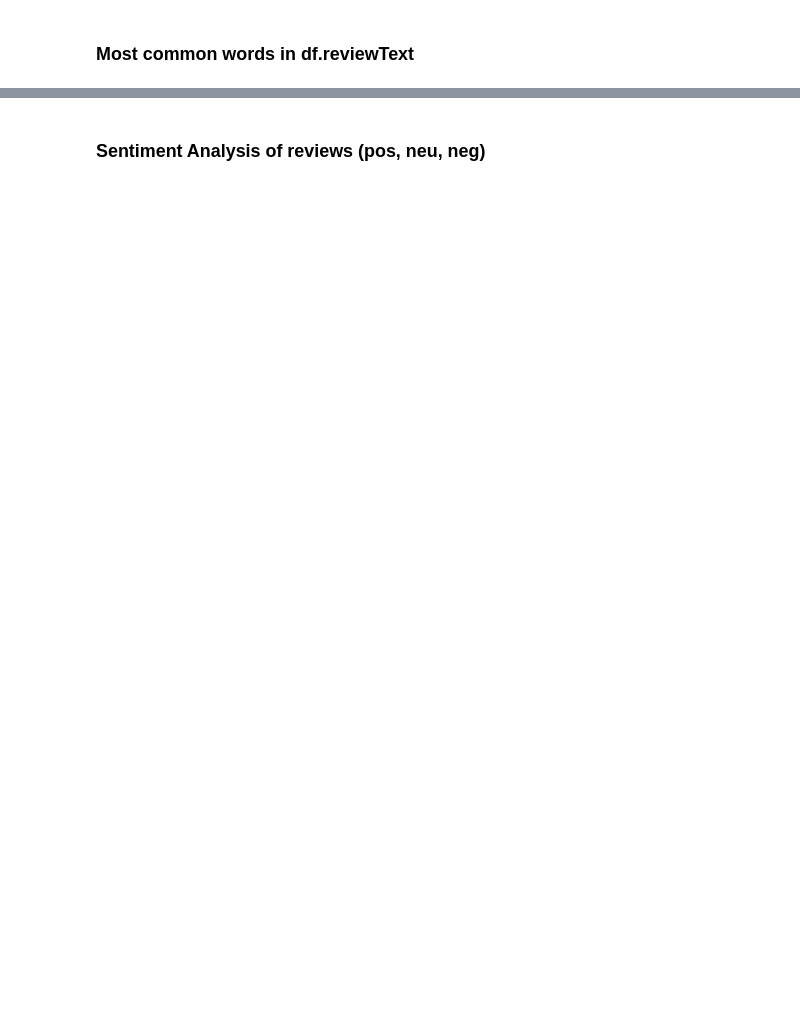
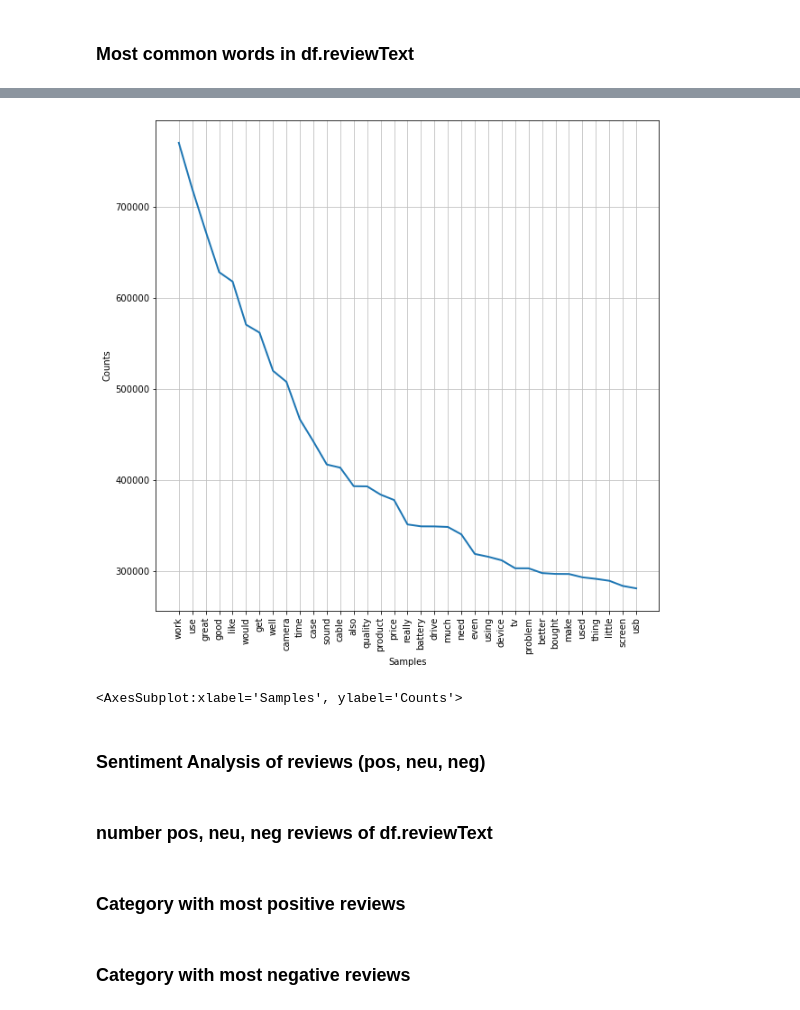
Before and after one commit to halujeff5/Amazon_electronics_recommender, a Jupyter notebook: EDA_NB.ipynb, the cells around one changed output, grey strips where cells are left out. Saved outputs shown, nothing was run; the diff lists cells and outputs as text; code cells hidden in the pictures; blank space fills up the shorter version.

```diff
--- a/EDA_NB.ipynb
+++ b/EDA_NB.ipynb
@@ -52,0 +198,38 @@ df.asin.unique()[0:30000]
+# %%
+#created a NLP processing function that includes all the steps of corpus cleaning and creation and
+#vectorization
+import string
+from nltk.stem import WordNetLemmatizer
+
+def NLP_process(data):
+    BoW=[]
+    for word in data:
+        BoW.append(word)
+    word_bank= ' '.join(BoW)
+    word_bank= word_bank.lower()
+    from nltk.tokenize import RegexpTokenizer
+    tokenizer = RegexpTokenizer(r'[a-zA-Z]+')
+    tokenized_tweets= tokenizer.tokenize(word_bank)
+
+    sw_list = stopwords.words('english')
+    sw_list += list(string.punctuation)
+    sw_list += ["''", '""', '...', '``', '’', '“', '’', '”', '‘', '‘', '©', '#', '@',
+            'said', 'one', 'com', '-', '–', '—', '.']
+    sw_list += ['www', 'the', 'to', 'and', 'a', 's', 't','is', 'you', 'of', 'i',
+            'in', 'this', 'are', 'it', 'for', 'https', 'com', 'twitter',
+            'status']
+    sw_set = set(sw_list)
+    filtered_tweets=[]
+    for word in tokenized_tweets:
+        if word not in sw_set:
+            filtered_tweets.append(word)
+
+    lemmatizer=WordNetLemmatizer()
+    X_lemmatized_tweets=[]
+    for w in filtered_tweets:
+        X_lemmatized_tweets.append(lemmatizer.lemmatize(w))
+    return (X_lemmatized_tweets)
+
+#     tfidf = TfidfVectorizer(stop_words=sw_list, ngram_range=(1,1), lowercase=True)
+#     tfidf_data_test_lem = tfidf.transform(X_lemmatized_tweets)
+#     return tfidf_data_test_lem
@@ -52,0 +238,2 @@ df.asin.unique()[0:30000]
+# %%
+test=[NLP_process(df.reviewText[0:])]
@@ -53,2 +288,16 @@ df.asin.unique()[0:30000]
+# %%
+#observing the frequency distribution of popular words in corpus
+fdist=FreqDist(test[0])
+plt.figure(figsize=(10,10))
+fdist.plot(35)
+# %% [output]
+[figure, added]
+<AxesSubplot:xlabel='Samples', ylabel='Counts'>
 # %% [markdown]
 ### Sentiment Analysis of reviews (pos, neu, neg)
+# %% [markdown]
+### number pos, neu, neg reviews of df.reviewText
+# %% [markdown]
+### Category with most positive reviews
+# %% [markdown]
+### Category with most negative reviews
```
Also changed, not shown: parts of 23 cells of this notebook, 1 other file.
